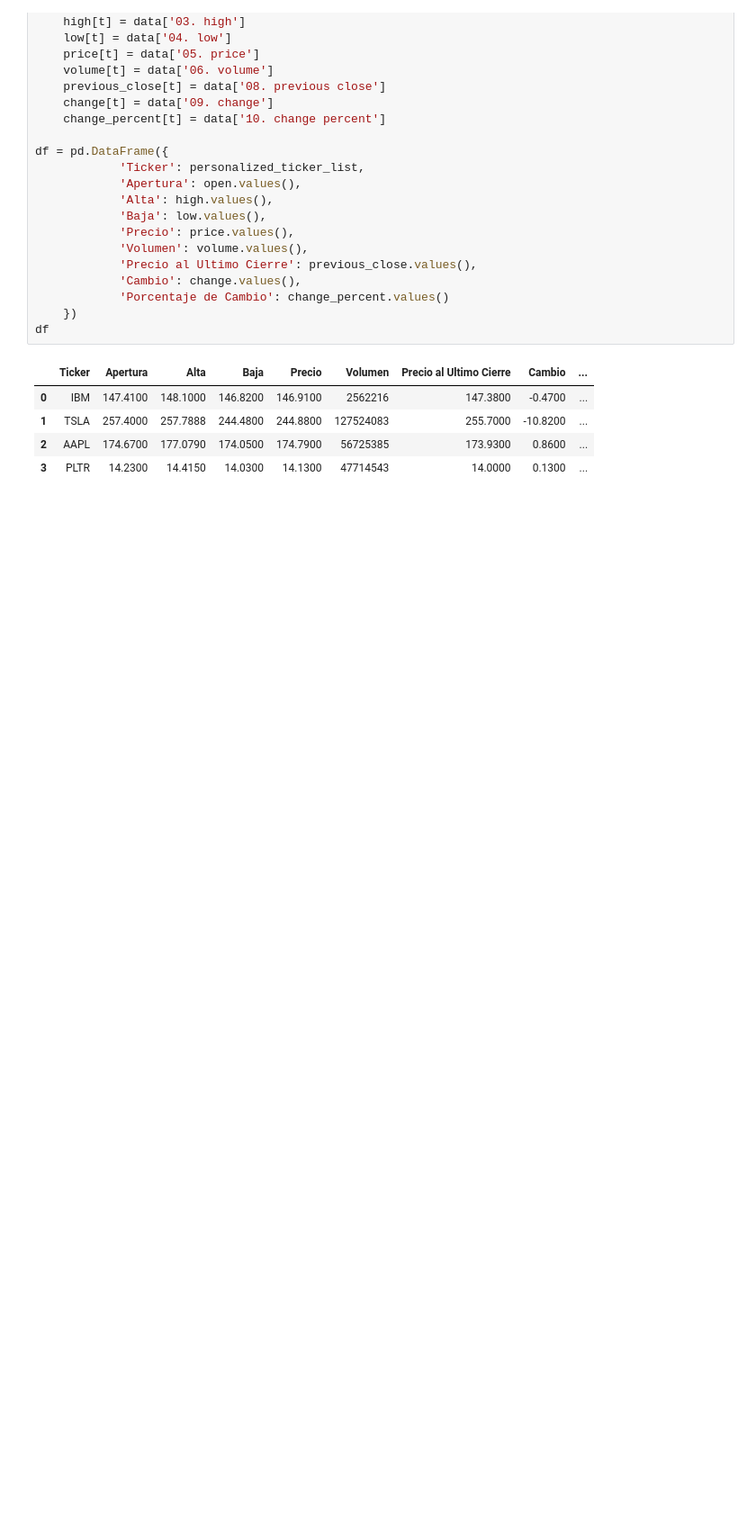
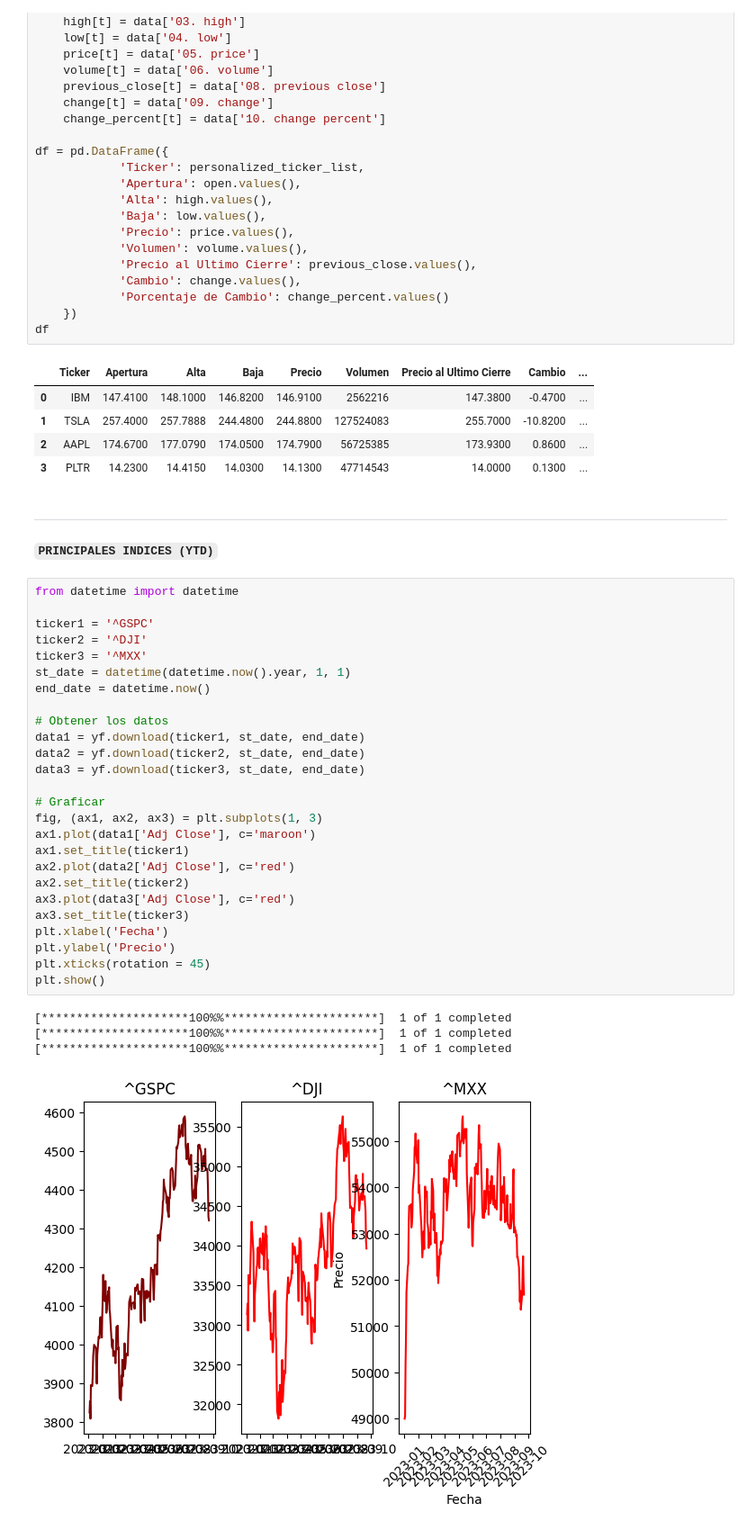
Before and after one commit to PauloVilla/Coyuntura-economica-financiera, a Jupyter notebook: Visualizaciones_Dashboard.ipynb, the cells around one changed output. Shown at 90% size. Saved outputs shown, nothing was run; the diff lists cells and outputs as text; blank space fills up the shorter version.

Commit message:
Agregar indices principales

```diff
--- a/Visualizaciones_Dashboard.ipynb
+++ b/Visualizaciones_Dashboard.ipynb
@@ -208,3 +208,37 @@ df
 | 1 | TSLA | 257.4000 | 257.7888 | 244.4800 | 244.8800 | 127524083 | 255.7000 | -10.8200 | ... |
 | 2 | AAPL | 174.6700 | 177.0790 | 174.0500 | 174.7900 | 56725385 | 173.9300 | 0.8600 | ... |
 | 3 | PLTR | 14.2300 | 14.4150 | 14.0300 | 14.1300 | 47714543 | 14.0000 | 0.1300 | ... |
+# %% [markdown]
+___
+**`PRINCIPALES INDICES (YTD)`**
+# %%
+from datetime import datetime
+
+ticker1 = '^GSPC'
+ticker2 = '^DJI'
+ticker3 = '^MXX'
+st_date = datetime(datetime.now().year, 1, 1)
+end_date = datetime.now()
+
+# Obtener los datos
+data1 = yf.download(ticker1, st_date, end_date)
+data2 = yf.download(ticker2, st_date, end_date)
+data3 = yf.download(ticker3, st_date, end_date)
+
+# Graficar
+fig, (ax1, ax2, ax3) = plt.subplots(1, 3)
+ax1.plot(data1['Adj Close'], c='maroon')
+ax1.set_title(ticker1)
+ax2.plot(data2['Adj Close'], c='red')
+ax2.set_title(ticker2)
+ax3.plot(data3['Adj Close'], c='red')
+ax3.set_title(ticker3)
+plt.xlabel('Fecha')
+plt.ylabel('Precio')
+plt.xticks(rotation = 45)
+plt.show()
+# %% [output]
+[*********************100%%**********************]  1 of 1 completed
+[*********************100%%**********************]  1 of 1 completed
+[*********************100%%**********************]  1 of 1 completed
+[figure, added]
```
